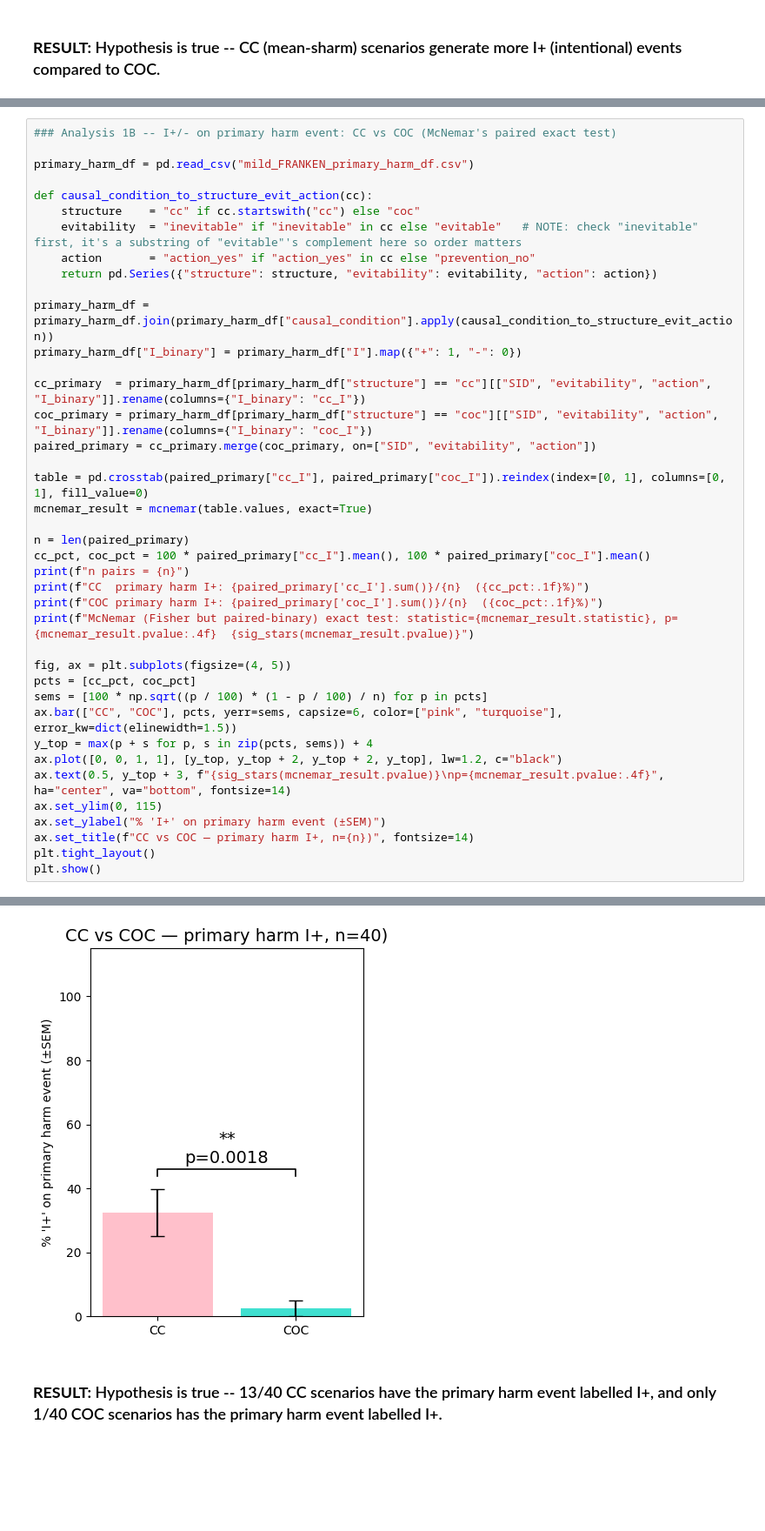
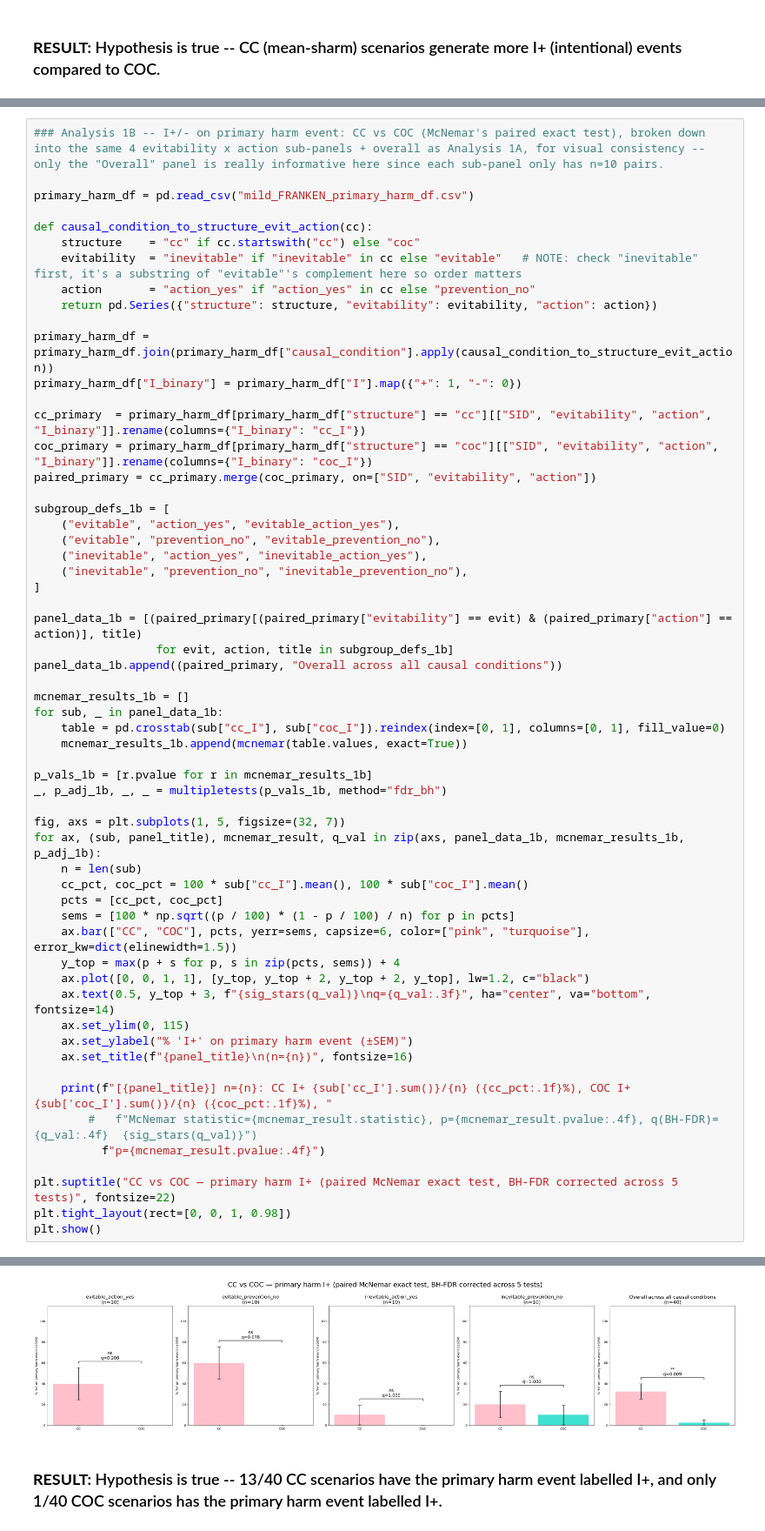
Before and after one commit to AIObjectives/graph_extract, a Jupyter notebook: analysis/franken/analyze_franken_o1o2_revised.ipynb, the cells around one changed output, grey strips where cells are left out. Shown at 87% size. Drawn from its saved outputs; the diff is of its cells as text; blank space fills up the shorter version.

```diff
--- a/analysis/franken/analyze_franken_o1o2_revised.ipynb
+++ b/analysis/franken/analyze_franken_o1o2_revised.ipynb
@@ -241,7 +221,7 @@ paired_proportion_barplots(all_FRANKEN_df, "Mild + Severe Combined", column="I",
 
 ### **Hypothesis:** The CC group of scenarios should have more scenarios where the primary harm event is labelled I+ compared to COC
 # %%
-### Analysis 1B -- I+/- on primary harm event: CC vs COC (McNemar's paired exact test)
+### Analysis 1B -- I+/- on primary harm event: CC vs COC (McNemar's paired exact test), broken down into the same 4 evitability x action sub-panels + overall as Analysis 1A, for visual consistency -- only the "Overall" panel is really informative here since each sub-panel only has n=10 pairs.
 
 primary_harm_df = pd.read_csv("mild_FRANKEN_primary_harm_df.csv")
 
@@ -258,26 +238,44 @@ cc_primary  = primary_harm_df[primary_harm_df["structure"] == "cc"][["SID", "evi
 coc_primary = primary_harm_df[primary_harm_df["structure"] == "coc"][["SID", "evitability", "action", "I_binary"]].rename(columns={"I_binary": "coc_I"})
 paired_primary = cc_primary.merge(coc_primary, on=["SID", "evitability", "action"])
 
-table = pd.crosstab(paired_primary["cc_I"], paired_primary["coc_I"]).reindex(index=[0, 1], columns=[0, 1], fill_value=0)
-mcnemar_result = mcnemar(table.values, exact=True)
+subgroup_defs_1b = [
+    ("evitable", "action_yes", "evitable_action_yes"),
+    ("evitable", "prevention_no", "evitable_prevention_no"),
+    ("inevitable", "action_yes", "inevitable_action_yes"),
+    ("inevitable", "prevention_no", "inevitable_prevention_no"),
+]
 
-n = len(paired_primary)
-cc_pct, coc_pct = 100 * paired_primary["cc_I"].mean(), 100 * paired_primary["coc_I"].mean()
-print(f"n pairs = {n}")
-print(f"CC  primary harm I+: {paired_primary['cc_I'].sum()}/{n}  ({cc_pct:.1f}%)")
-print(f"COC primary harm I+: {paired_primary['coc_I'].sum()}/{n}  ({coc_pct:.1f}%)")
-print(f"McNemar (Fisher but paired-binary) exact test: statistic={mcnemar_result.statistic}, p={mcnemar_result.pvalue:.4f}  {sig_stars(mcnemar_result.pvalue)}")
+panel_data_1b = [(paired_primary[(paired_primary["evitability"] == evit) & (paired_primary["action"] == action)], title)
+                  for evit, action, title in subgroup_defs_1b]
+panel_data_1b.append((paired_primary, "Overall across all causal conditions"))
 
-fig, ax = plt.subplots(figsize=(4, 5))
-pcts = [cc_pct, coc_pct]
-sems = [100 * np.sqrt((p / 100) * (1 - p / 100) / n) for p in pcts]
-ax.bar(["CC", "COC"], pcts, yerr=sems, capsize=6, color=["pink", "turquoise"], error_kw=dict(elinewidth=1.5))
-y_top = max(p + s for p, s in zip(pcts, sems)) + 4
-ax.plot([0, 0, 1, 1], [y_top, y_top + 2, y_top + 2, y_top], lw=1.2, c="black")
-ax.text(0.5, y_top + 3, f"{sig_stars(mcnemar_result.pvalue)}\np={mcnemar_result.pvalue:.4f}", ha="center", va="bottom", fontsize=14)
-ax.set_ylim(0, 115)
-ax.set_ylabel("% 'I+' on primary harm event (±SEM)")
-ax.set_title(f"CC vs COC — primary harm I+, n={n})", fontsize=14)
-plt.tight_layout()
+mcnemar_results_1b = []
+for sub, _ in panel_data_1b:
+    table = pd.crosstab(sub["cc_I"], sub["coc_I"]).reindex(index=[0, 1], columns=[0, 1], fill_value=0)
+    mcnemar_results_1b.append(mcnemar(table.values, exact=True))
+
+p_vals_1b = [r.pvalue for r in mcnemar_results_1b]
+_, p_adj_1b, _, _ = multipletests(p_vals_1b, method="fdr_bh")
+
+fig, axs = plt.subplots(1, 5, figsize=(32, 7))
+for ax, (sub, panel_title), mcnemar_result, q_val in zip(axs, panel_data_1b, mcnemar_results_1b, p_adj_1b):
+    n = len(sub)
+    cc_pct, coc_pct = 100 * sub["cc_I"].mean(), 100 * sub["coc_I"].mean()
+    pcts = [cc_pct, coc_pct]
+    sems = [100 * np.sqrt((p / 100) * (1 - p / 100) / n) for p in pcts]
+    ax.bar(["CC", "COC"], pcts, yerr=sems, capsize=6, color=["pink", "turquoise"], error_kw=dict(elinewidth=1.5))
+    y_top = max(p + s for p, s in zip(pcts, sems)) + 4
+    ax.plot([0, 0, 1, 1], [y_top, y_top + 2, y_top + 2, y_top], lw=1.2, c="black")
+    ax.text(0.5, y_top + 3, f"{sig_stars(q_val)}\nq={q_val:.3f}", ha="center", va="bottom", fontsize=14)
+    ax.set_ylim(0, 115)
+    ax.set_ylabel("% 'I+' on primary harm event (±SEM)")
+    ax.set_title(f"{panel_title}\n(n={n})", fontsize=16)
+
+    print(f"[{panel_title}] n={n}: CC I+ {sub['cc_I'].sum()}/{n} ({cc_pct:.1f}%), COC I+ {sub['coc_I'].sum()}/{n} ({coc_pct:.1f}%), "
+        #   f"McNemar statistic={mcnemar_result.statistic}, p={mcnemar_result.pvalue:.4f}, q(BH-FDR)={q_val:.4f}  {sig_stars(q_val)}")
+          f"p={mcnemar_result.pvalue:.4f}")
+
+plt.suptitle("CC vs COC — primary harm I+ (paired McNemar exact test, BH-FDR corrected across 5 tests)", fontsize=22)
+plt.tight_layout(rect=[0, 0, 1, 0.98])
 plt.show()
 # %% [output]
@@ -288,4 +287,4 @@ McNemar (Fisher but paired-binary) exact test: statistic=1.0, p=0.0018  **
-[figure, old version]
+[figure, new version]
 # %% [markdown]
 ### **RESULT:** Hypothesis is true -- 13/40 CC scenarios have the primary harm event labelled I+, and only 1/40 COC scenarios has the primary harm event labelled I+.
 # %% [markdown]
```
Also changed, not shown: parts of 14 cells of this notebook, 1 other file.
